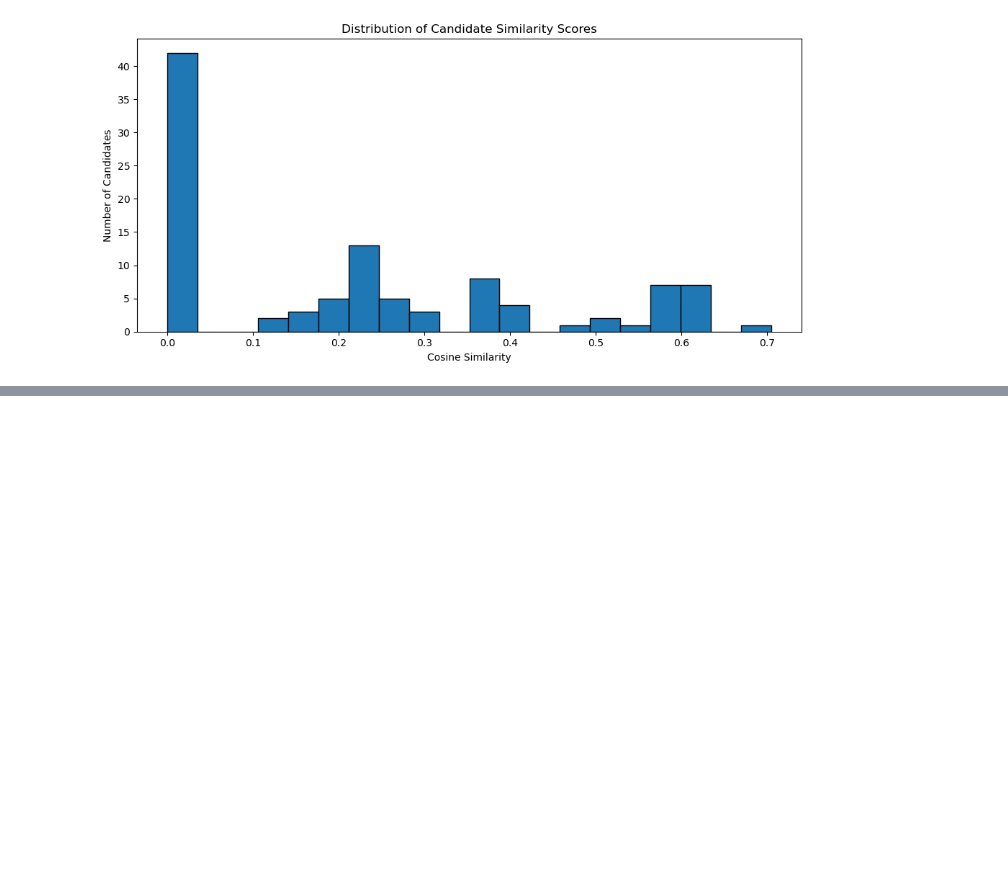
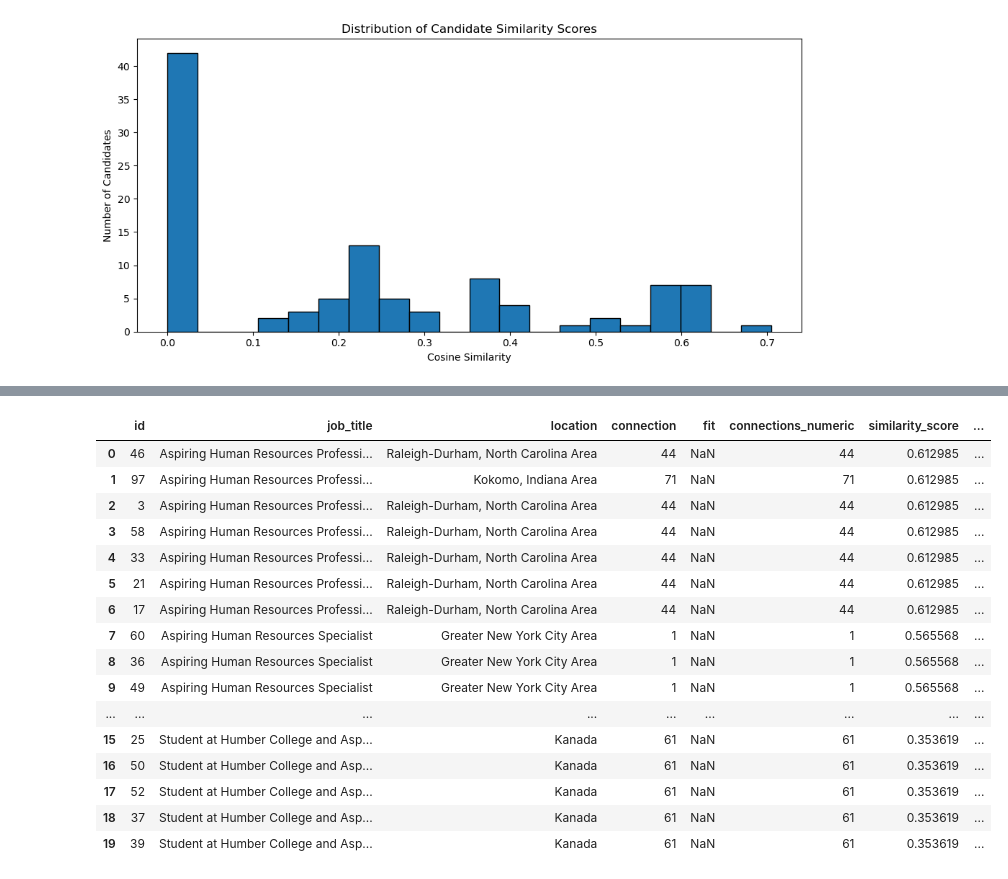
Before and after one commit to DillonR03/Potential-Talents-Candidate-Ranking-Model, a Jupyter notebook: PotentialTalentsNotebook.ipynb, the cells around one changed output, grey strips where cells are left out. Drawn from its saved outputs; the diff is of its cells as text; code cells hidden in the pictures; blank space fills up the shorter version.

```diff
--- a/PotentialTalentsNotebook.ipynb
+++ b/PotentialTalentsNotebook.ipynb
@@ -313,0 +334,10 @@ plt.show()
+# %%
+import nltk
+
+nltk.download("punkt_tab")
+
+candidate_vectors = np.vstack(
+    df["job_title"].apply(
+        lambda x: get_document_vector(x, w2v)
+    )
+)
@@ -313,0 +360,31 @@ plt.show()
+# %%
+df["word2vec_similarity"] = similarity_scores
+
+ranked_candidates = (
+    df
+    .sort_values(
+        by="word2vec_similarity",
+        ascending=False
+    )
+    .reset_index(drop=True)
+)
+
+ranked_candidates.head(20)
+# %% [output]
+|  | id | job_title | location | connection | fit | connections_numeric | similarity_score | ... |
+| 0 | 46 | Aspiring Human Resources Professi... | Raleigh-Durham, North Carolina Area | 44 | NaN | 44 | 0.612985 | ... |
+| 1 | 97 | Aspiring Human Resources Professi... | Kokomo, Indiana Area | 71 | NaN | 71 | 0.612985 | ... |
+| 2 | 3 | Aspiring Human Resources Professi... | Raleigh-Durham, North Carolina Area | 44 | NaN | 44 | 0.612985 | ... |
+| 3 | 58 | Aspiring Human Resources Professi... | Raleigh-Durham, North Carolina Area | 44 | NaN | 44 | 0.612985 | ... |
+| 4 | 33 | Aspiring Human Resources Professi... | Raleigh-Durham, North Carolina Area | 44 | NaN | 44 | 0.612985 | ... |
+| 5 | 21 | Aspiring Human Resources Professi... | Raleigh-Durham, North Carolina Area | 44 | NaN | 44 | 0.612985 | ... |
+| 6 | 17 | Aspiring Human Resources Professi... | Raleigh-Durham, North Carolina Area | 44 | NaN | 44 | 0.612985 | ... |
+| 7 | 60 | Aspiring Human Resources Specialist | Greater New York City Area | 1 | NaN | 1 | 0.565568 | ... |
+| 8 | 36 | Aspiring Human Resources Specialist | Greater New York City Area | 1 | NaN | 1 | 0.565568 | ... |
+| 9 | 49 | Aspiring Human Resources Specialist | Greater New York City Area | 1 | NaN | 1 | 0.565568 | ... |
+| ... | ... | ... | ... | ... | ... | ... | ... | ... |
+| 15 | 25 | Student at Humber College and Asp... | Kanada | 61 | NaN | 61 | 0.353619 | ... |
+| 16 | 50 | Student at Humber College and Asp... | Kanada | 61 | NaN | 61 | 0.353619 | ... |
+| 17 | 52 | Student at Humber College and Asp... | Kanada | 61 | NaN | 61 | 0.353619 | ... |
+| 18 | 37 | Student at Humber College and Asp... | Kanada | 61 | NaN | 61 | 0.353619 | ... |
+| 19 | 39 | Student at Humber College and Asp... | Kanada | 61 | NaN | 61 | 0.353619 | ... |
```
Also changed, not shown: parts of 18 cells of this notebook.
